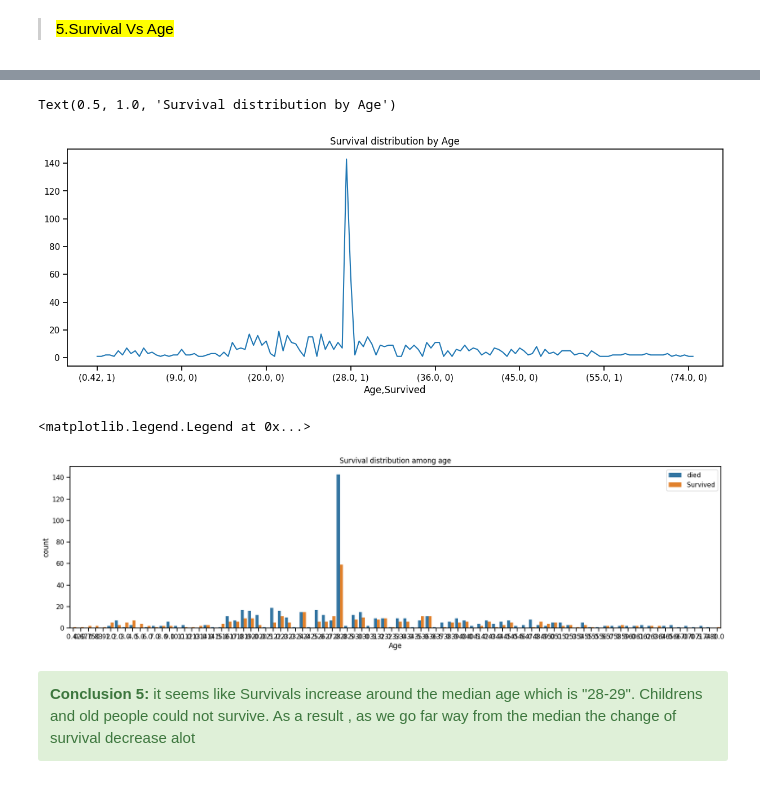
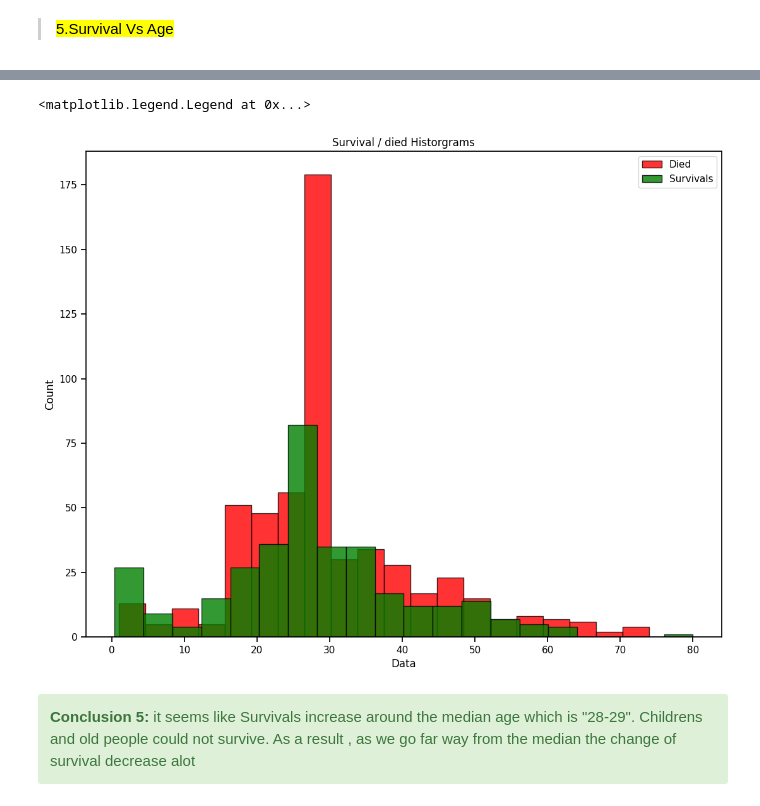
Before and after one commit to mtheggi/Titanic-Survival-Prediction, a Jupyter notebook: Titanic_Survival_Prediction.ipynb, the cells around one changed output, grey strips where cells are left out. Cells and saved outputs as stored; diff of their text form; code cells hidden in the pictures.

Commit message:
legends added, and percentanges.

```diff
--- a/Titanic_Survival_Prediction.ipynb
+++ b/Titanic_Survival_Prediction.ipynb
@@ -375,18 +388,17 @@ df_train.shape
-# %%
-df_train.groupby('Age')['Survived'].value_counts().plot(kind='line' , figsize=(15,5))
-plt.title('Survival distribution by Age')
-# %% [output]
-Text(0.5, 1.0, 'Survival distribution by Age')
-[figure, removed]
-# %%
-plt.figure(figsize=(20,5))
-sb.countplot(x=df_train['Age'], hue=df_train['Survived'])
-
-plt.title('Survival distribution among age')
-plt.legend(labels=['died', 'Survived'])
-# %% [output]
-<matplotlib.legend.Legend at 0x...>
-[figure, removed]
+# %%
+#g = sb.histplot(data = df_train[df_train['Survived'] == 1], x= 'Age')
+plt.figure(figsize=(13,10))
+
+plt.hist(df_train[df_train['Survived'] == 0]['Age'],bins=20, alpha=0.8, label="Died" , edgecolor = "black", color = 'red')
+plt.hist(df_train[df_train['Survived'] == 1]['Age'],bins=20, alpha=0.8, label="Survivals" ,edgecolor = "black", color = 'green')
+plt.xlabel("Data")
+plt.ylabel("Count")
+
+plt.title("Survival / died Historgrams")
+plt.legend(loc='upper right')
+# %% [output]
+<matplotlib.legend.Legend at 0x...>
+[figure, added]
 # %% [markdown]
 <div class="alert alert-block alert-success">
 <b>Conclusion 5:</b> it seems like Survivals increase around the median age which is "28-29". Childrens and old people could not survive. As a result , as we go far way from the median the change of survival decrease alot </div>
```
Also changed, not shown: parts of 6 cells of this notebook.
